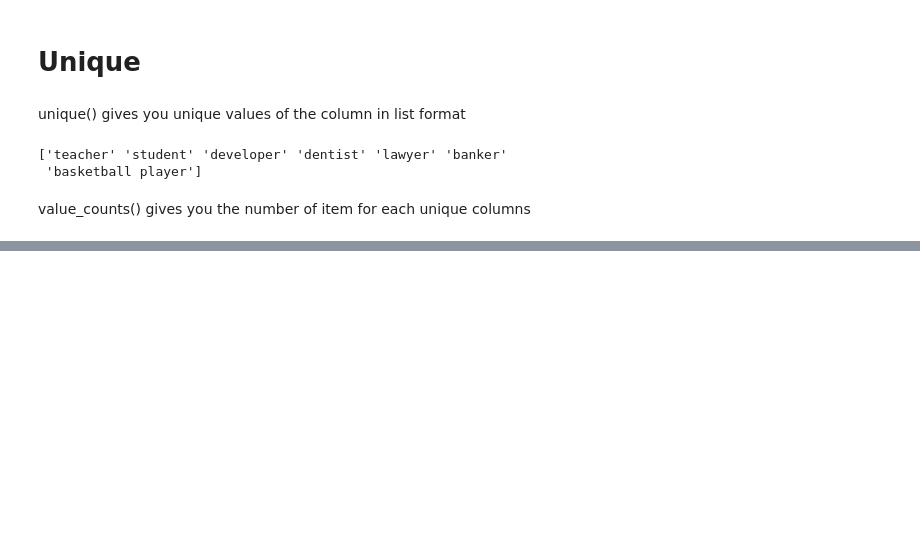
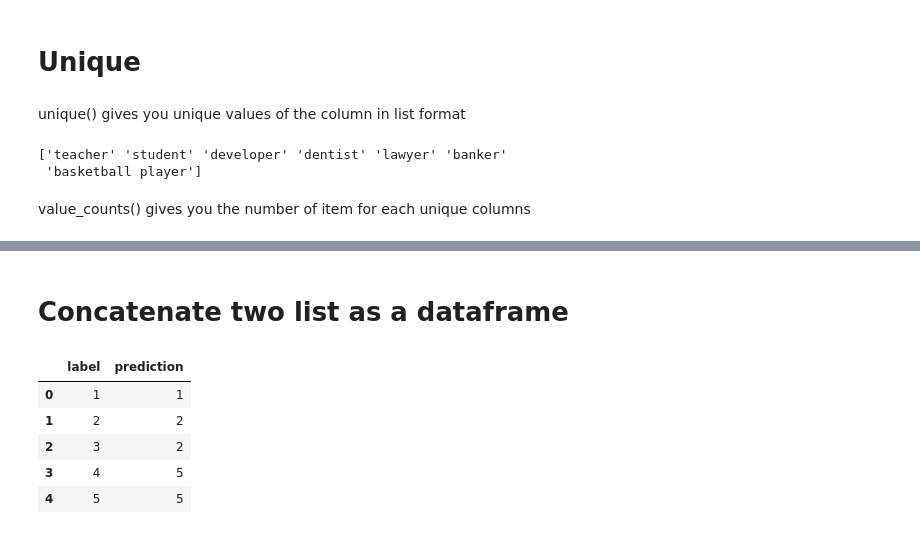
Before and after one commit to minsuk-heo/pandas, a Jupyter notebook: Pandas_Cheatsheet.ipynb, the cells around one changed output, grey strips where cells are left out. Drawn from its saved outputs; the diff is of its cells as text; code cells hidden in the pictures; blank space fills up the shorter version.

```diff
--- a/Pandas_Cheatsheet.ipynb
+++ b/Pandas_Cheatsheet.ipynb
@@ -1279,0 +1356,19 @@ Name: job, dtype: int64
+# %% [markdown]
+# Concatenate two list as a dataframe
+# %%
+label = [1,2,3,4,5]
+prediction = [1,2,2,5,5]
+
+comparison = pd.DataFrame(
+    {'label': label,
+     'prediction': prediction
+    })
+
+comparison
+# %% [output]
+|  | label | prediction |
+| 0 | 1 | 1 |
+| 1 | 2 | 2 |
+| 2 | 3 | 2 |
+| 3 | 4 | 5 |
+| 4 | 5 | 5 |
```
Also changed, not shown: parts of 12 cells of this notebook, 1 other file.
